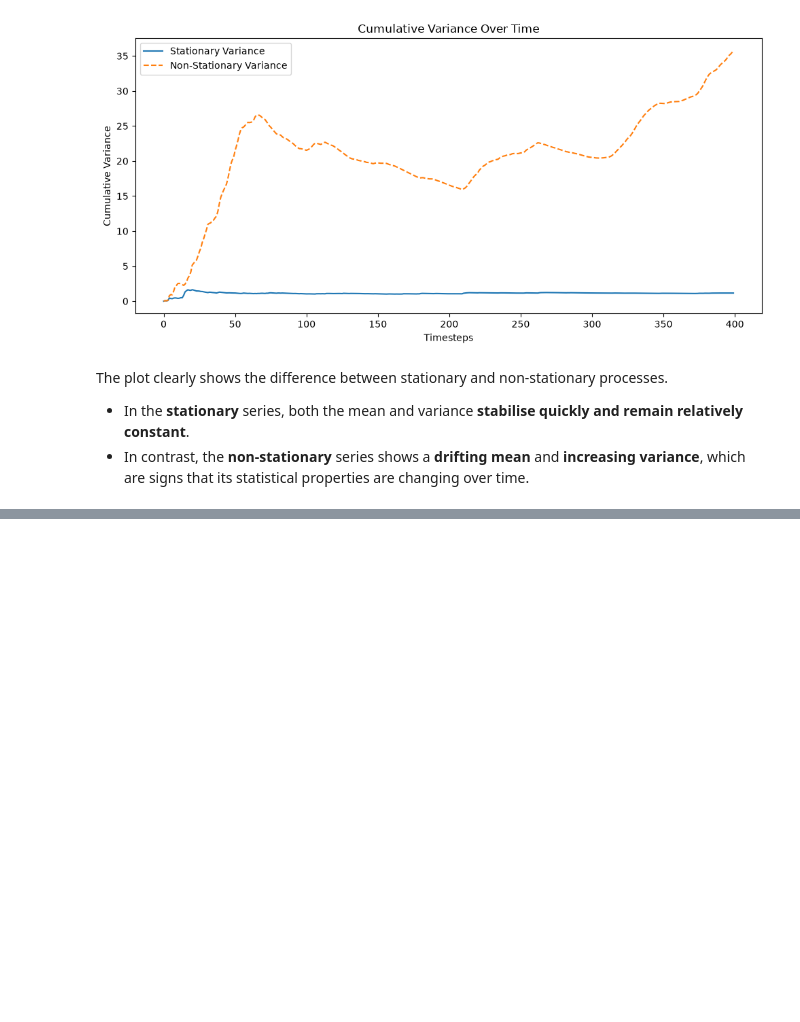
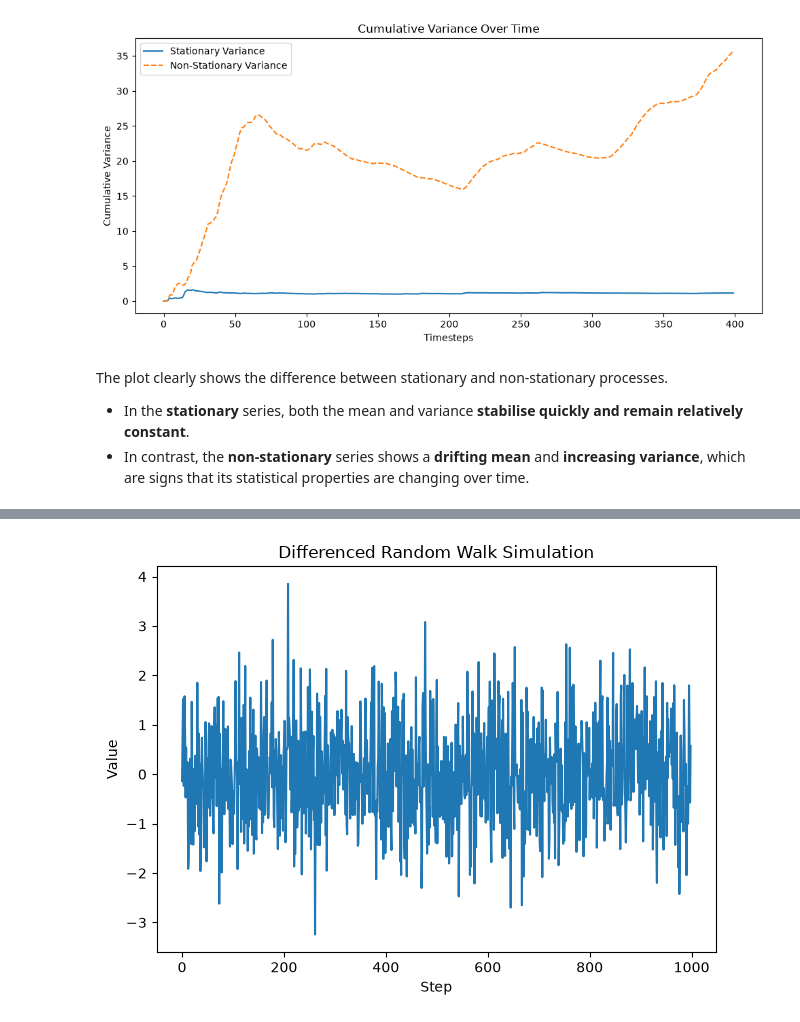
Before and after one commit to michaelhudson2205/INFO3022_Practicals, a Jupyter notebook: P3_3_Random_Walk.ipynb, the cells around one changed output, grey strips where cells are left out. Saved outputs shown, nothing was run; the diff lists cells and outputs as text; code cells hidden in the pictures; blank space fills up the shorter version.

```diff
--- a/P3_3_Random_Walk.ipynb
+++ b/P3_3_Random_Walk.ipynb
@@ -223,0 +226,17 @@ We will apply the ADF test to both our **simulated stationary** and **non-statio
+# %%
+# Define a function to perform the Augmented Dickey-Fuller test
+def run_adf_test(series, label):
+    print(f'Augmented Dickey-Fuller Test: {label}')
+    result = adfuller(series, autolag='AIC')
+    labels = ['ADF Test Statistic', 'p-value', '#Lags Used', 'Number of Observations Used']
+    out = pd.Series(result[0:4], index=labels)
+
+    for key, value in result[4].items():
+        out[f'Critical Value ({key})'] = value
+
+    print(out.to_string())
+
+    if result[1] <= 0.05:
+        print("Strong evidence against the null hypothesis (reject H0), the series is stationary.")
+    else:
+        print("Weak evidence against the null hypothesis (fail to reject H0), the series is non-stationary.")
@@ -223,0 +325,2 @@ We will apply the ADF test to both our **simulated stationary** and **non-statio
+# %%
+run_adf_test(random_walk, "Random Walk Process")
@@ -223,0 +347,4 @@ We will apply the ADF test to both our **simulated stationary** and **non-statio
+# %%
+# Apply first-order differencing to the simulated random walk
+# This is done to make the series stationary by removing trends and seasonality.
+diff_random_walk = np.diff(random_walk, n=1)
@@ -223,0 +357,10 @@ We will apply the ADF test to both our **simulated stationary** and **non-statio
+# %%
+# Visualise the differenced simulated random walk
+plt.plot(diff_random_walk, linestyle='-', label='Differenced Random Walk')
+plt.title('Differenced Random Walk Simulation')
+plt.xlabel('Step')
+plt.ylabel('Value')
+plt.tight_layout()
+plt.show()
+# %% [output]
+[figure, added]
```
Also changed, not shown: parts of 21 cells of this notebook, 1 other file.
